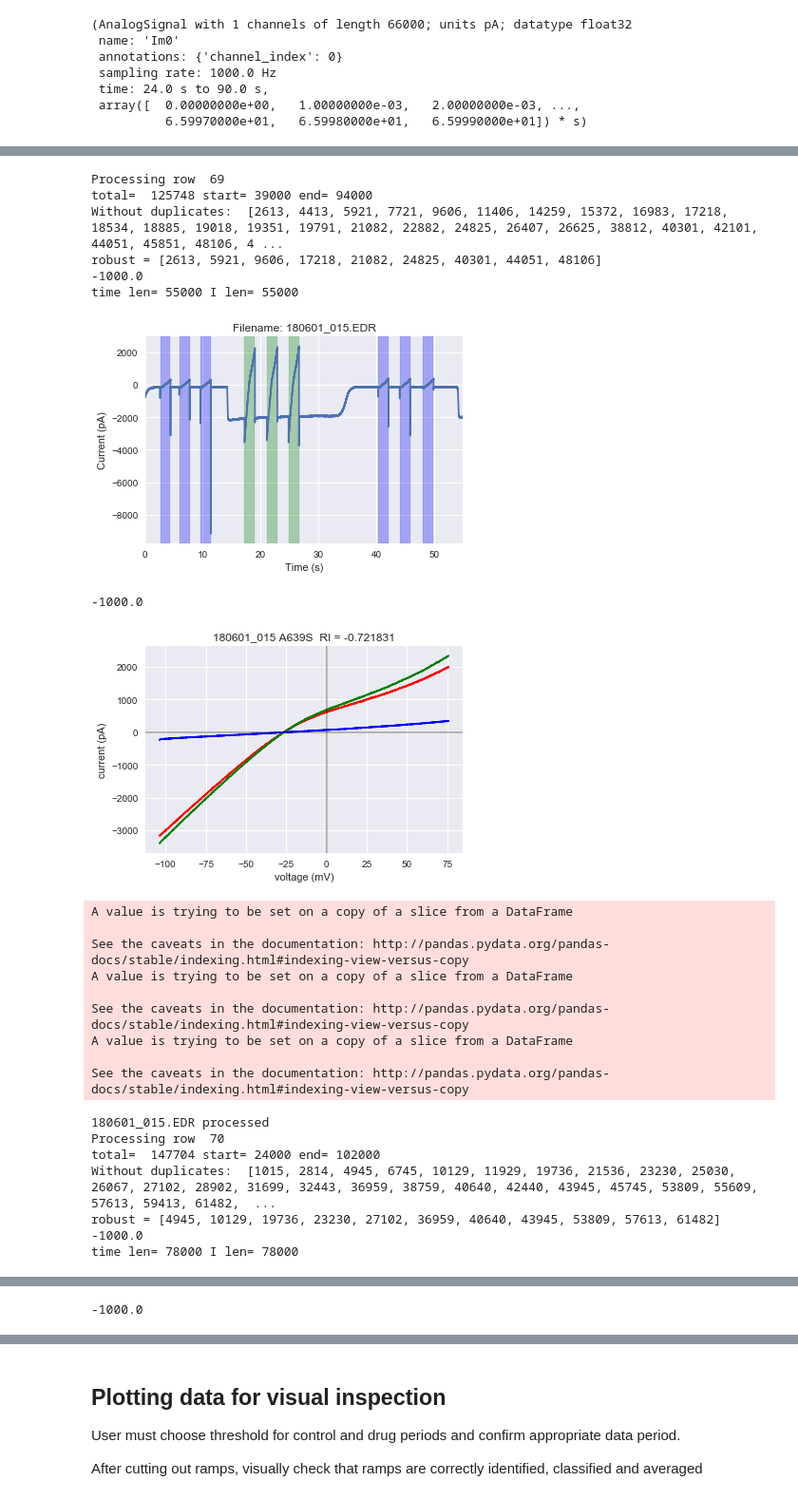
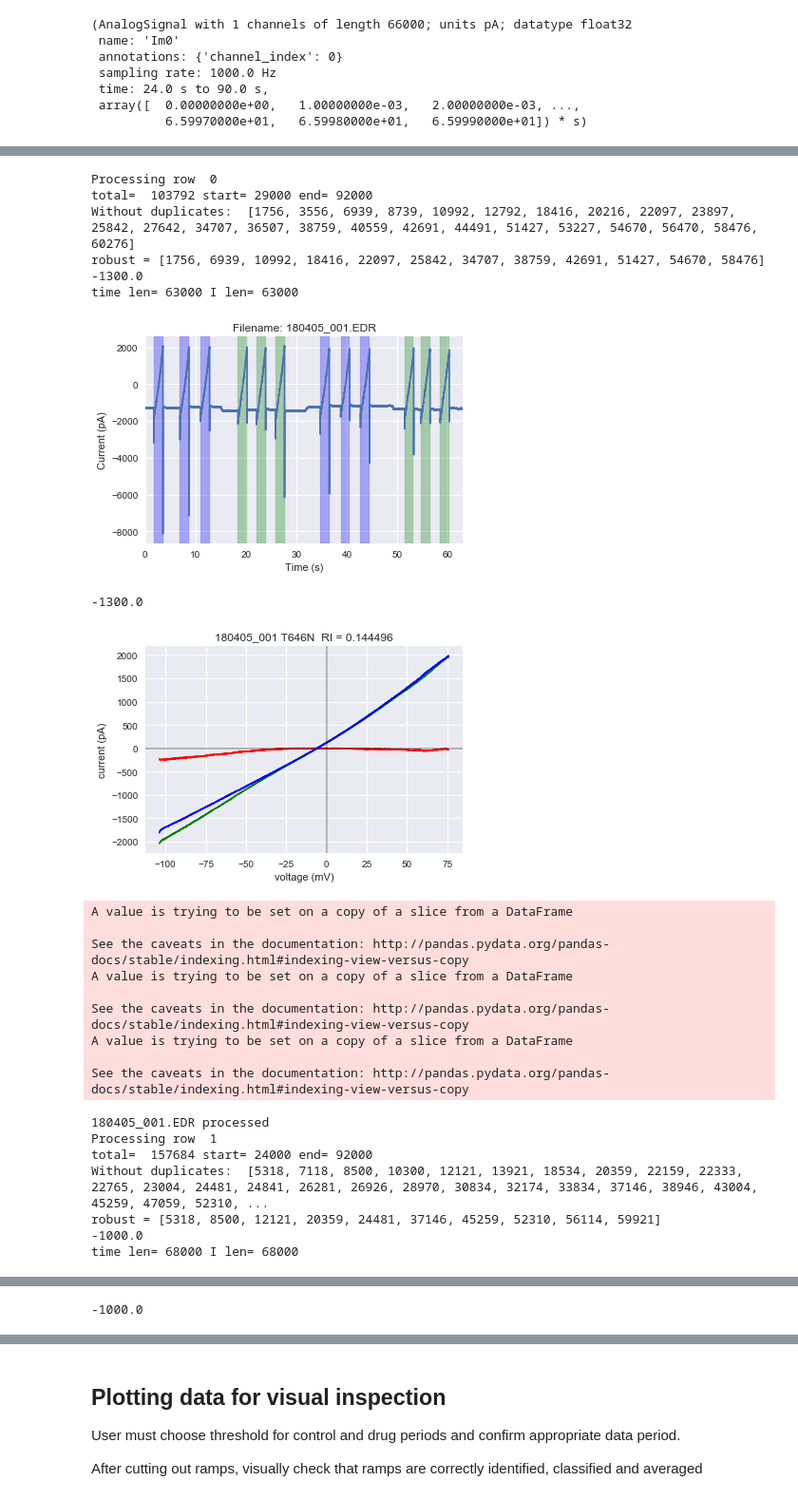
Before and after one commit to KullmannLab/AMPA_Synaptopathies, a Jupyter notebook: AMPAtraceProcessing_May9.ipynb, the cells around one changed output, grey strips where cells are left out. Shown at 95% size. Cells and saved outputs as stored; diff of their text form; code cells hidden in the pictures.

Commit message:
All mutants processed. Added graphing for paper

```diff
--- a/AMPAtraceProcessing_May9.ipynb
+++ b/AMPAtraceProcessing_May9.ipynb
@@ -209,45 +220,45 @@ def batch_process(df=ramps_df, jump_threshold=50):
     df['RI'] = ''
     df['40mV I'] = ''
     df['-70mV I'] = ''
-    for row in range(69, len(df)): #len(df)
+    for row in range(0, len(df)): #len(df)
         print('Processing row ', row)
         filename = df['File'][row] + '.EDR'
         filepath = 'C:\\Users\\cdixon\\Documents\\DataSynaptopathies\\2018\\Glu\\' + filename
 
         cell = Cell(filepath, df, row)
 
         jumps = find_jumps(data=cell.I, threshold=jump_threshold)
         ramp_starts = ramp_start_robust(jumps)
         print('robust =', ramp_starts)
         drug_threshold = df['ramp threshold'][row]
         c_ramp_starts, d_ramp_starts = control_or_drug(cell.I, drug_threshold, ramp_starts) #this is not changing for the iterator
         print ('time len=', len(cell.time), 'I len=', len(cell.I))
         plot_trace(cell.time, cell.I, filename, c_ramp_starts, d_ramp_starts)
         subtracted = subtracted_ramp(cell.I, ramp_starts, drug_threshold)
         RI, pos, neg = rectification(subtracted) #
         graph_final_ramps(cell.I, df['File'][row], df['Mutant'][row], subtracted, c_ramp_starts, d_ramp_starts, RI)#Is this really graphing new data???
         df['RI'][row] = RI
-        df['40mV I'][row] = pos
-        df['-70mV I'][row] = neg
+        df['40mV I'][row], = pos
+        df['-70mV I'][row], = neg
         save_ramp_data(filename, cell.I, cell.time, subtracted, c_ramp_starts, d_ramp_starts)
         print(filename, 'processed')
     df.to_excel('ramps_results.xlsx')
 
 batch_process()
 
 # Change the graph so that it still saves, but also outputs to a plt matrix (len(files)) then saves that as pdf.
 # Make the data reader slice based on the specification file
 #robust segment finder sometimes finds 2 overlapping segments. Need to skip more data points?
 # %% [output]
-Processing row  69
-total=  125748 start= 39000 end= 94000
-Without duplicates:  [2613, 4413, 5921, 7721, 9606, 11406, 14259, 15372, 16983, 17218, 18534, 18885, 19018, 19351, 19791, 21082, 22882, 24825, 26407, 26625, 38812, 40301, 42101, 44051, 45851, 48106, 4 ...
-robust = [2613, 5921, 9606, 17218, 21082, 24825, 40301, 44051, 48106]
--1000.0
-time len= 55000 I len= 55000
+Processing row  0
+total=  103792 start= 29000 end= 92000
+Without duplicates:  [1756, 3556, 6939, 8739, 10992, 12792, 18416, 20216, 22097, 23897, 25842, 27642, 34707, 36507, 38759, 40559, 42691, 44491, 51427, 53227, 54670, 56470, 58476, 60276]
+robust = [1756, 6939, 10992, 18416, 22097, 25842, 34707, 38759, 42691, 51427, 54670, 58476]
+-1300.0
+time len= 63000 I len= 63000
-[figure, old version]
+[figure, new version]
--1000.0
+-1300.0
-[figure, old version]
+[figure, new version]
 A value is trying to be set on a copy of a slice from a DataFrame
 
 See the caveats in the documentation: http://pandas.pydata.org/pandas-docs/stable/indexing.html#indexing-view-versus-copy
@@ -257,10 +268,10 @@ See the caveats in the documentation: http://pandas.pydata.org/pandas-docs/stabl
 A value is trying to be set on a copy of a slice from a DataFrame
 
 See the caveats in the documentation: http://pandas.pydata.org/pandas-docs/stable/indexing.html#indexing-view-versus-copy
-180601_015.EDR processed
-Processing row  70
-total=  147704 start= 24000 end= 102000
-Without duplicates:  [1015, 2814, 4945, 6745, 10129, 11929, 19736, 21536, 23230, 25030, 26067, 27102, 28902, 31699, 32443, 36959, 38759, 40640, 42440, 43945, 45745, 53809, 55609, 57613, 59413, 61482,  ...
-robust = [4945, 10129, 19736, 23230, 27102, 36959, 40640, 43945, 53809, 57613, 61482]
+180405_001.EDR processed
+Processing row  1
+total=  157684 start= 24000 end= 92000
+Without duplicates:  [5318, 7118, 8500, 10300, 12121, 13921, 18534, 20359, 22159, 22333, 22765, 23004, 24481, 24841, 26281, 26926, 28970, 30834, 32174, 33834, 37146, 38946, 43004, 45259, 47059, 52310, ...
+robust = [5318, 8500, 12121, 20359, 24481, 37146, 45259, 52310, 56114, 59921]
 -1000.0
-time len= 78000 I len= 78000
+time len= 68000 I len= 68000
```
Also changed, not shown: parts of 10 cells of this notebook.
